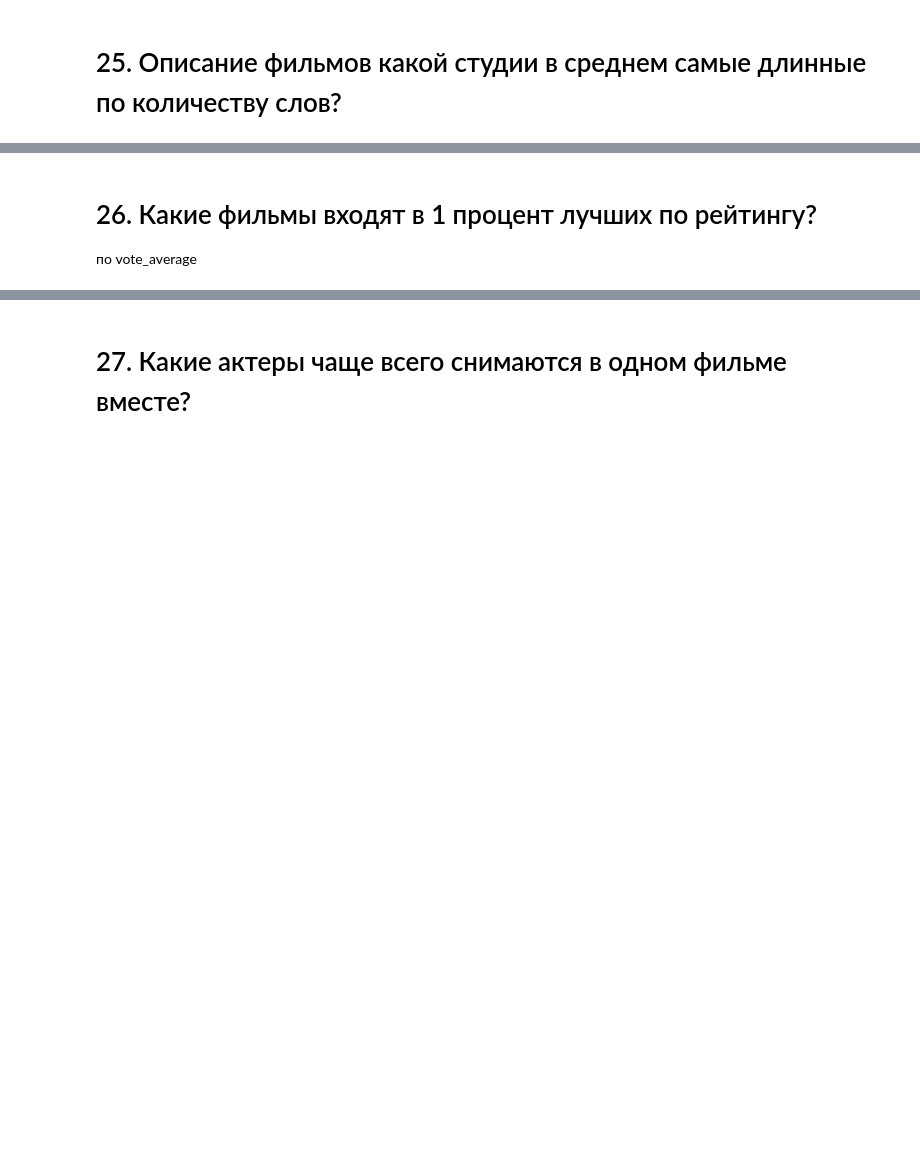
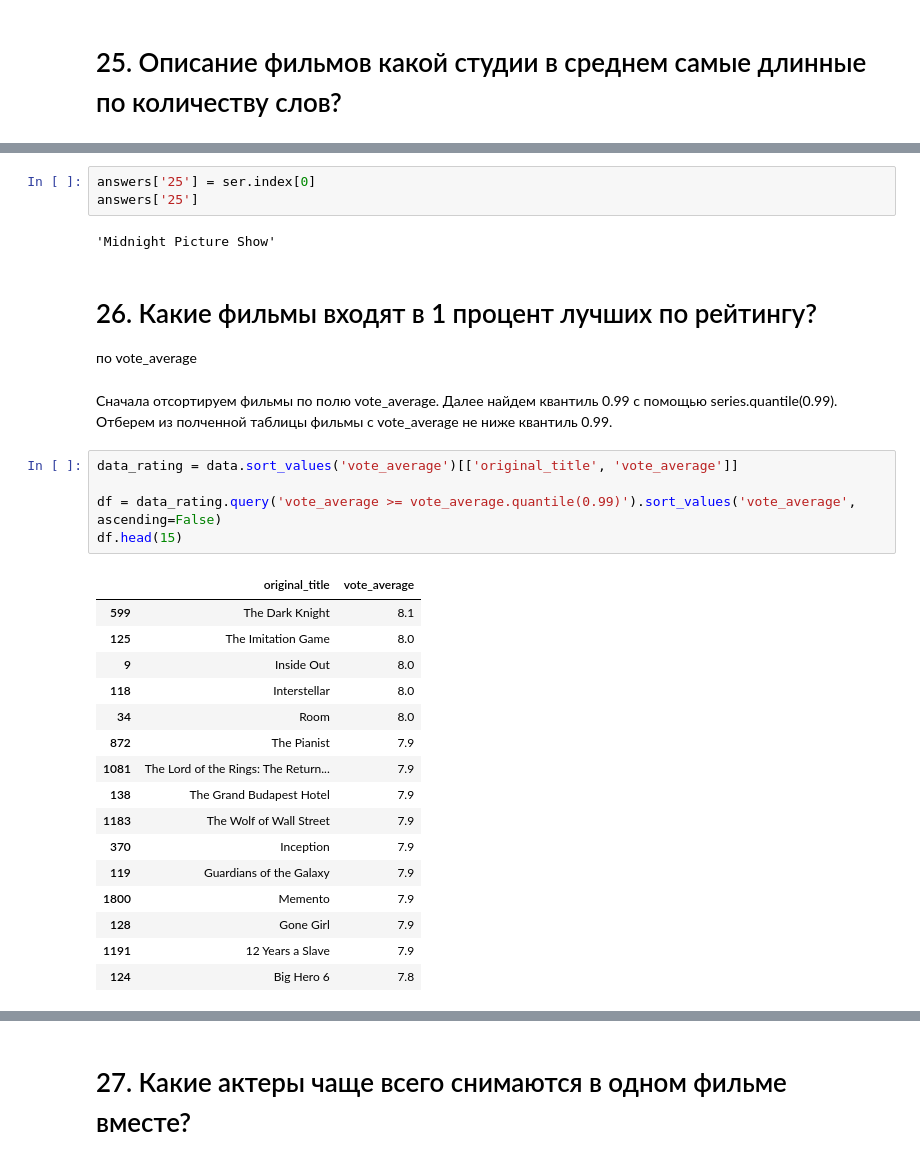
Before and after one commit to EmlAldr/SkillFactory, a Jupyter notebook: module_1/Movies_IMBD_v4.1_TEMPLATE.ipynb, the cells around one changed output, grey strips where cells are left out. Cells and saved outputs as stored; diff of their text form; blank space fills up the shorter version.

```diff
--- a/module_1/Movies_IMBD_v4.1_TEMPLATE.ipynb
+++ b/module_1/Movies_IMBD_v4.1_TEMPLATE.ipynb
@@ -618,3 +641,32 @@ answers['24']
+# %%
+answers['25'] = ser.index[0]
+answers['25']
+# %% [output]
+'Midnight Picture Show'
 # %% [markdown]
 # 26. Какие фильмы входят в 1 процент лучших по рейтингу?
 по vote_average
+# %% [markdown]
+Сначала отсортируем фильмы по полю vote_average. Далее найдем квантиль 0.99 с помощью series.quantile(0.99). Отберем из полченной таблицы фильмы с vote_average не ниже квантиль 0.99.
+# %%
+data_rating = data.sort_values('vote_average')[['original_title', 'vote_average']]
+
+df = data_rating.query('vote_average >= vote_average.quantile(0.99)').sort_values('vote_average', ascending=False)
+df.head(15)
+# %% [output]
+|  | original_title | vote_average |
+| 599 | The Dark Knight | 8.1 |
+| 125 | The Imitation Game | 8.0 |
+| 9 | Inside Out | 8.0 |
+| 118 | Interstellar | 8.0 |
+| 34 | Room | 8.0 |
+| 872 | The Pianist | 7.9 |
+| 1081 | The Lord of the Rings: The Return... | 7.9 |
+| 138 | The Grand Budapest Hotel | 7.9 |
+| 1183 | The Wolf of Wall Street | 7.9 |
+| 370 | Inception | 7.9 |
+| 119 | Guardians of the Galaxy | 7.9 |
+| 1800 | Memento | 7.9 |
+| 128 | Gone Girl | 7.9 |
+| 1191 | 12 Years a Slave | 7.9 |
+| 124 | Big Hero 6 | 7.8 |
```
Also changed, not shown: parts of 37 cells of this notebook.
